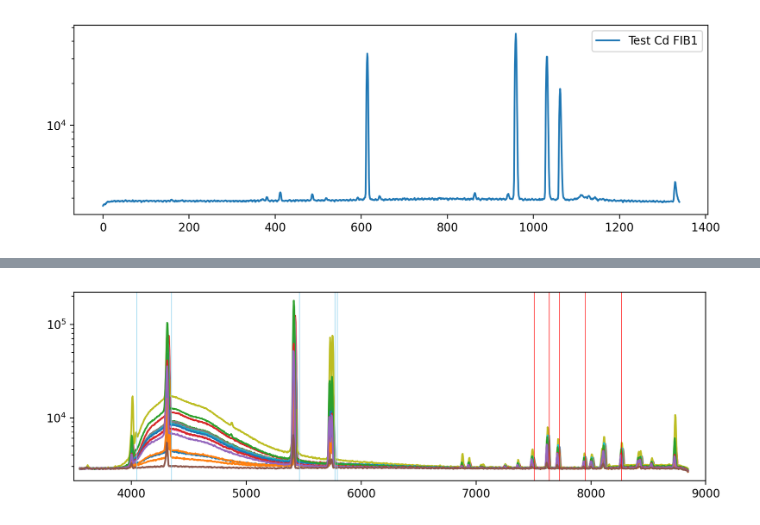
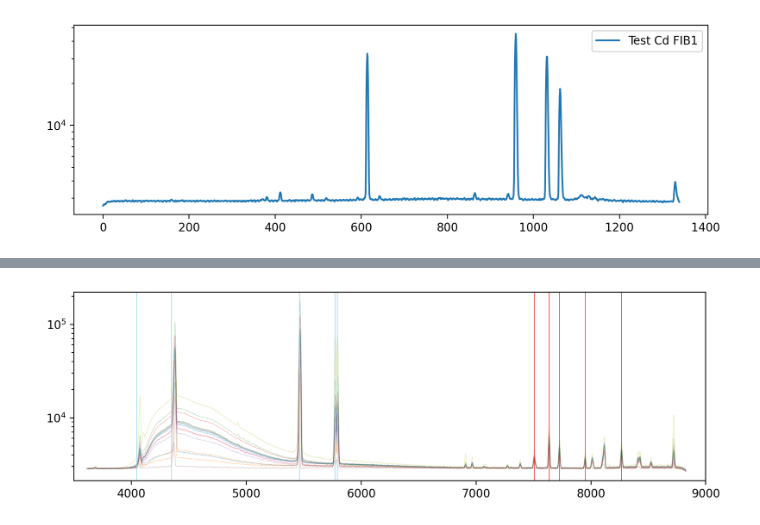
Before and after one commit to hbahk/kspecdr, a Jupyter notebook: notebooks/test_arc_20251224.ipynb, the cells around one changed output, grey strips where cells are left out. Drawn from its saved outputs; the diff is of its cells as text; code cells hidden in the pictures.

```diff
--- a/notebooks/test_arc_20251224.ipynb
+++ b/notebooks/test_arc_20251224.ipynb
@@ -1929,17 +1947,17 @@ plt.show()
 # %%
 fig = plt.figure(figsize=(10, 3))
 ax = fig.add_subplot(111)
 for i in range(16):
     wave = hdul_hg[2].data[i]
     spec = hdul_hg[0].data[i]
-    ax.plot(wave, spec, label=f"FIB{i+1}")
+    ax.plot(wave, spec, label=f"FIB{i+1}", lw=0.5, alpha=0.3)
 for lam in user_atl_hg:
     ax.axvline(lam, color="skyblue", lw=0.5)
 for lam in user_atl_ar:
     ax.axvline(lam, color="r", lw=0.5)
 # ax.legend()
 ax.set_xlim(3500, 9000)
 ax.set_yscale("log")
 plt.show()
 # %% [output]
-[figure, old version]
+[figure, new version]
```
Also changed, not shown: parts of 8 cells of this notebook, 1 other file.
